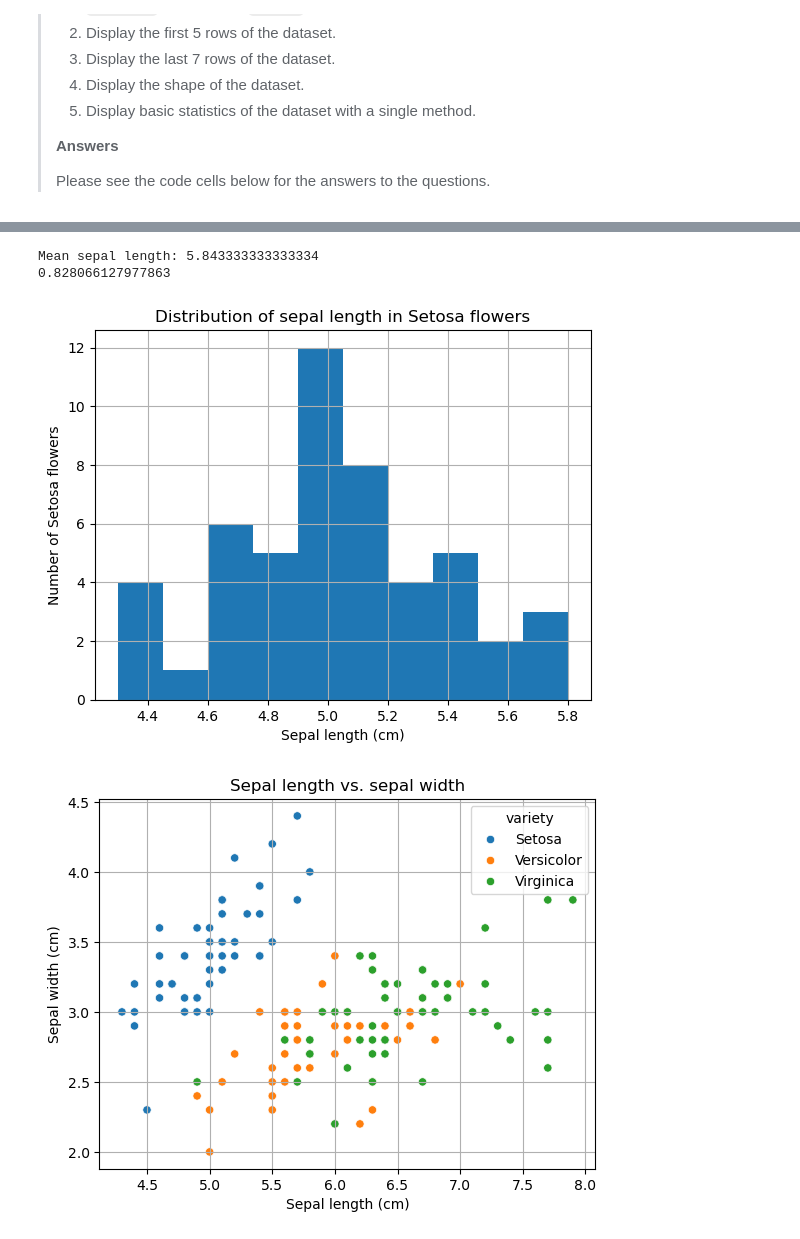
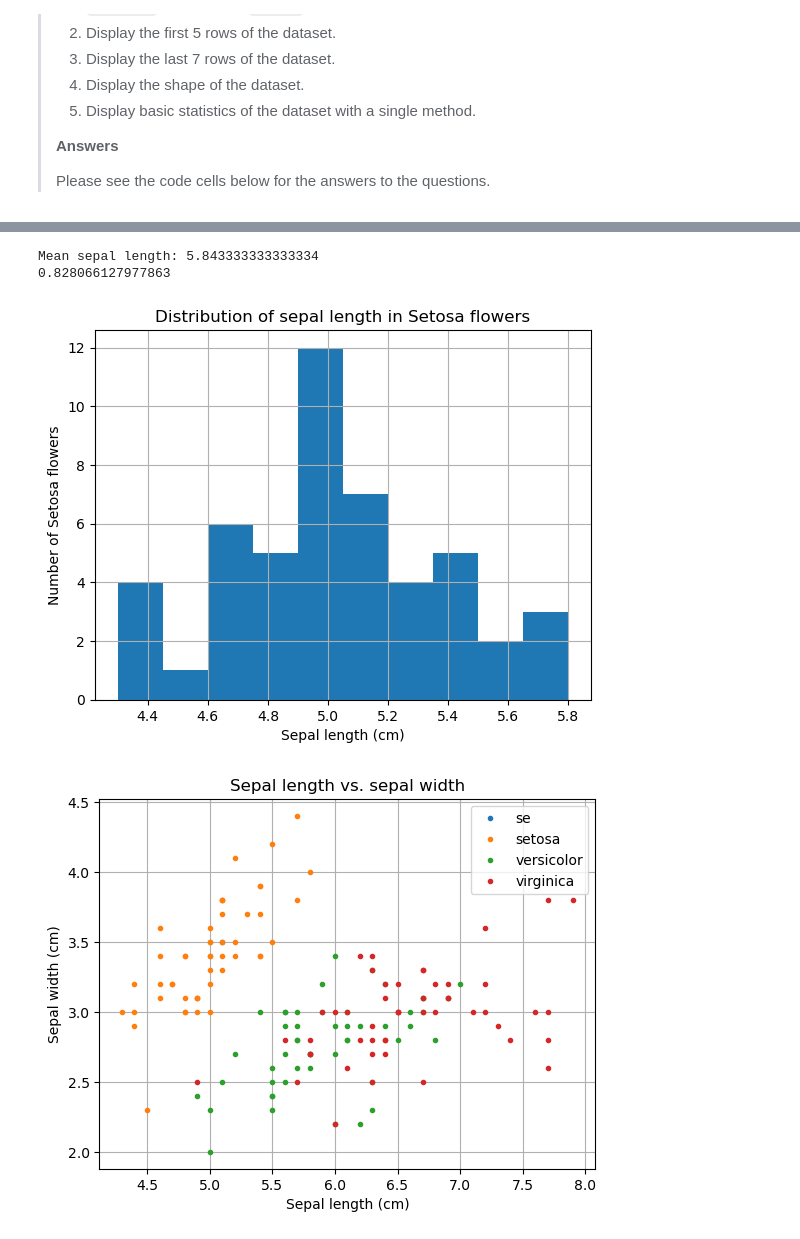
Before and after one commit to leonard-seydoux/python-self-evaluation, a Jupyter notebook: content/answers.ipynb, the cells around one changed output, grey strips where cells are left out. Saved outputs shown, nothing was run; the diff lists cells and outputs as text; code cells hidden in the pictures.

Commit message:
Removed seaborn; added iris.csv

```diff
--- a/content/answers.ipynb
+++ b/content/answers.ipynb
@@ -548,7 +546,7 @@ In this exercise, you will work with the `iris` dataset. Follow these steps:
 import pandas as pd
 
 # 1
-iris_data = pd.read_csv("data/iris.csv", sep=",", header=0)
+iris_data = pd.read_csv("iris.csv", sep=",", header=0)
 
 # 2
 print("2. The first 5 rows of the dataset:")
@@ -599,31 +598,32 @@ In this exercise, you will work with the `iris` dataset and the library `Seaborn
 >
 > Please see the code cells below for the answers to the questions.
 # %%
-import seaborn as sns
-
 # 1.
-print("Mean sepal length:", iris_data["sepal.length"].mean())
+print("Mean sepal length:", iris_data["sepal_length"].mean())
 
 # 2.
-print(iris_data["sepal.length"].std())
+print(iris_data["sepal_length"].std())
 
 # 3.
-setosa = iris_data[iris_data["variety"] == "Setosa"]
-ax = setosa["sepal.length"].hist()
+setosa = iris_data[iris_data["species"] == "setosa"]
+ax = setosa["sepal_length"].hist()
 ax.set_xlabel("Sepal length (cm)")
 ax.set_ylabel("Number of Setosa flowers")
 ax.set_title("Distribution of sepal length in Setosa flowers")
 plt.show()
 
 # 4.
-ax = sns.scatterplot(data=iris_data, x="sepal.length", y="sepal.width", hue="variety")
+ax = plt.axes()
+for species, group in iris_data.groupby("species"):
+    group.plot("sepal_length", "sepal_width", style=".", label=species, ax=ax)
+ax.legend()
 ax.set_xlabel("Sepal length (cm)")
 ax.set_ylabel("Sepal width (cm)")
 ax.set_title("Sepal length vs. sepal width")
 ax.grid()
 plt.show()
 # %% [output]
 Mean sepal length: 5.843333333333334
 0.828066127977863
-[figure, old version]
+[figure, new version]
-[figure, old version]
+[figure, new version]
```
Also changed, not shown: parts of 6 cells of this notebook, 3 other files.
